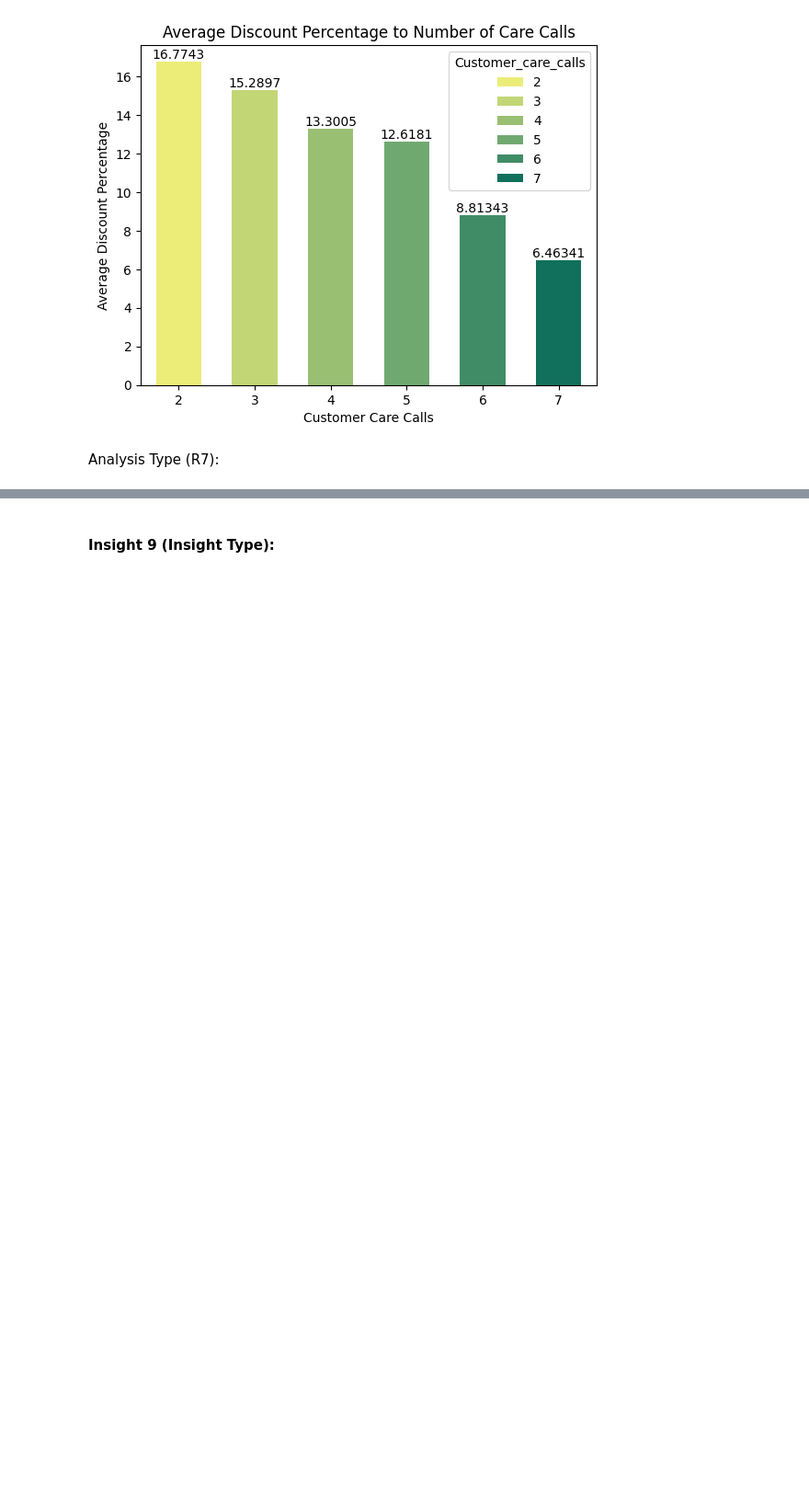
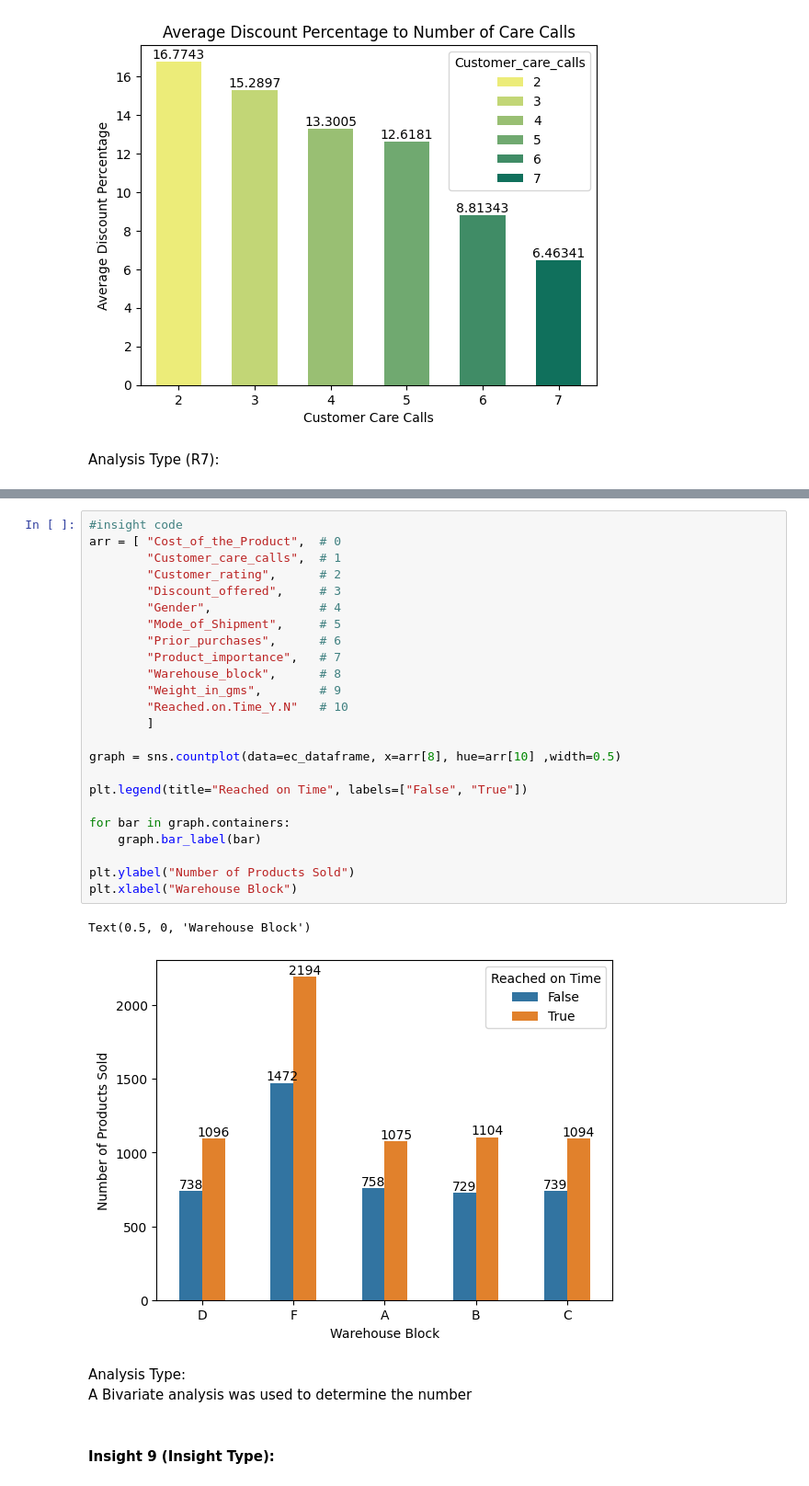
Before and after one commit to CLFrod/Assignment1CSI4142, a Jupyter notebook: Assignment 1 Notebook.ipynb, the cells around one changed output, grey strips where cells are left out. Shown at 92% size. Saved outputs shown, nothing was run; the diff lists cells and outputs as text; blank space fills up the shorter version.

Commit message:
Insight 8

```diff
--- a/Assignment 1 Notebook.ipynb
+++ b/Assignment 1 Notebook.ipynb
@@ -444,3 +431,34 @@ The type of analysis used to arrive to this insight was a Bivariate Analysis. Sp
+# %%
+#insight code
+arr = [ "Cost_of_the_Product",  # 0
+        "Customer_care_calls",  # 1
+        "Customer_rating",      # 2
+        "Discount_offered",     # 3
+        "Gender",               # 4
+        "Mode_of_Shipment",     # 5
+        "Prior_purchases",      # 6
+        "Product_importance",   # 7
+        "Warehouse_block",      # 8
+        "Weight_in_gms",        # 9
+        "Reached.on.Time_Y.N"   # 10
+        ]
+
+graph = sns.countplot(data=ec_dataframe, x=arr[8], hue=arr[10] ,width=0.5)
+
+plt.legend(title="Reached on Time", labels=["False", "True"])
+
+for bar in graph.containers:
+    graph.bar_label(bar)
+
+plt.ylabel("Number of Products Sold")
+plt.xlabel("Warehouse Block")
+# %% [output]
+Text(0.5, 0, 'Warehouse Block')
+[figure, added]
+# %% [markdown]
+Analysis Type:
+<br>
+A Bivariate analysis was used to determine the number
 # %% [markdown]
 <h4> Insight 9 (Insight Type):</h4>
 # %%
```
Also changed, not shown: parts of 9 cells of this notebook.
